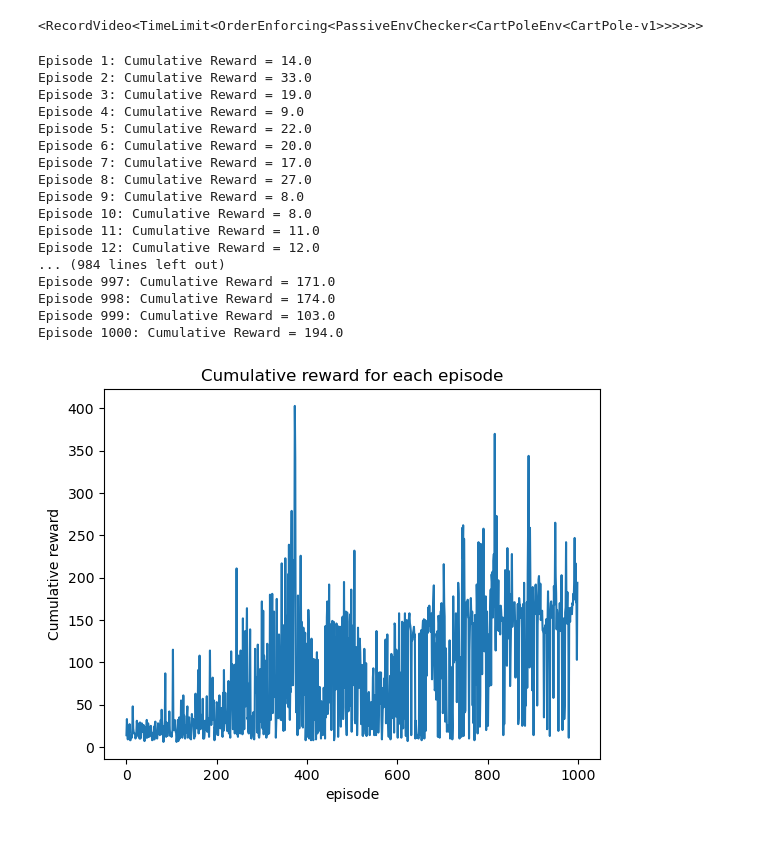
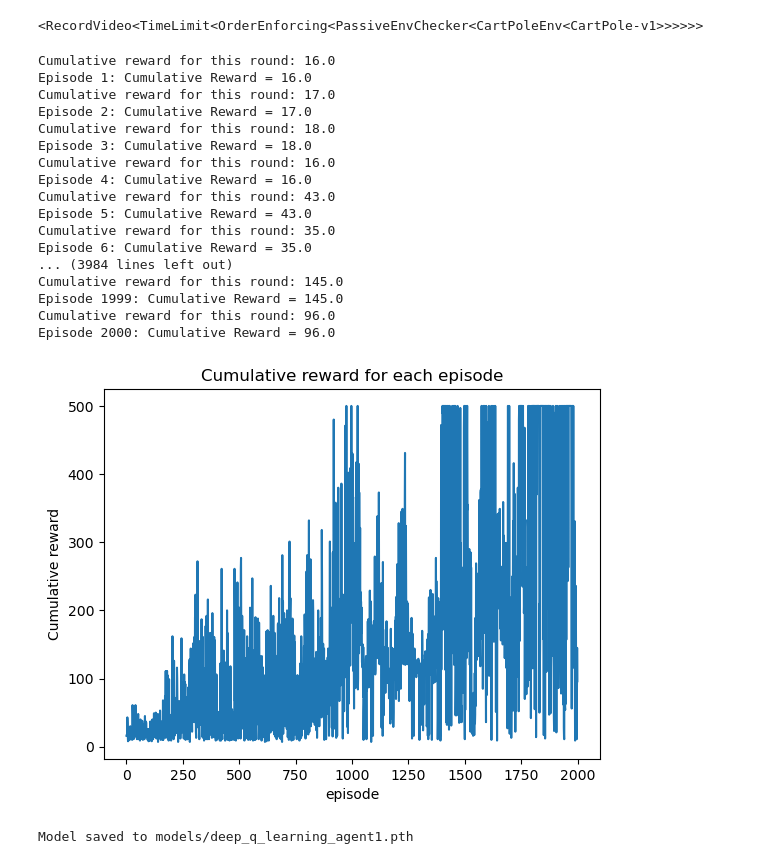
Before and after one commit to pehz0007/SC3000, a Jupyter notebook: lab.ipynb, the cells around one changed output. Cells and saved outputs as stored; diff of their text form; code cells hidden in the pictures.

Commit message:
deep learning model now working

```diff
--- a/lab.ipynb
+++ b/lab.ipynb
@@ -227,8 +211,9 @@ class DQNetwork(nn.Module):
         x = torch.relu(self.fc2(x))
         return self.fc3(x)
 # %%
-class DeepQLearningAgent:
+class DeepQLearningAgent(Agent):
     def __init__(self, state_size, action_size, min_epsilon=0.01, discount_factor=0.95, min_lr=0.0005, decay=100):
+        super().__init__()
         self.state_size = state_size
         self.action_size = action_size
         self.discount_factor = discount_factor
@@ -236,9 +221,9 @@ class DeepQLearningAgent:
         self.min_lr = min_lr
         self.decay = decay
         self.t = 0
-        self.epsilon = 1.0  # Initial exploration rate
+        self.epsilon = 1.0
 
-        self.memory = deque(maxlen=1000)  # Reduced replay memory size
+        self.memory = deque(maxlen=10000)  # Reduced replay memory size
         self.batch_size = 16  # Reduced batch size
 
         self.q_network = DQNetwork(state_size, action_size)
@@ -255,7 +240,7 @@ class DeepQLearningAgent:
         self.epsilon = max(self.min_epsilon, min(1., 1. - np.log10((self.t + 1) / self.decay)))
         return self.epsilon
 
-    def step(self, observation):
+    def step(self, action_space, observation):
         self.get_epsilon()
         if np.random.random() < self.epsilon:
             return np.random.randint(0, self.action_size)
@@ -266,6 +251,7 @@ class DeepQLearningAgent:
                 return torch.argmax(q_values).item()
 
     def reward(self, immediate_reward, prev_action, prev_observation, new_observation):
+        super().reward(immediate_reward, prev_action, prev_observation, new_observation)
         self.memory.append((prev_observation, prev_action, immediate_reward, new_observation))
         if len(self.memory) >= 1000:
             self.replay_experience()
@@ -295,6 +281,23 @@ class DeepQLearningAgent:
         self.optimizer.step()
 
     def reset(self):
+        super().reset()
         self.t += 1
-        if self.t % 5 == 0:  # Update target network every 5 episodes
+        if self.t % 10 == 0:  # Update target network every 10 episodes
             self.update_target_network()
+
+    def save_model(self, file_path="models/deep_q_learning_agent.pth"):
+        os.makedirs(os.path.dirname(file_path), exist_ok=True)  # Create directory if it doesn't exist
+        torch.save(self.q_network.state_dict(), file_path)
+        print(f"Model saved to {file_path}")
+
+    def load_model(self, file_path="models/deep_q_learning_agent.pth"):
+        if os.path.exists(file_path):
+            self.q_network.load_state_dict(torch.load(file_path))
+            self.update_target_network()  # Ensure target network is also updated
+            print(f"Model loaded from {file_path}")
+        else:
+            print(f"Model file '{file_path}' does not exist.")
+
+    def set_evaluation_mode(self):
+        self.epsilon = 0.0
@@ -336,34 +310,31 @@ def run_episode2(env, agent: DeepQLearningAgent, show_video=False):
 # %%
-episode_results = []
-env = RecordVideo(gym.make("CartPole-v1", render_mode="rgb_array"), "./videos")
-state_size = env.observation_space.shape[0]
-action_size = env.action_space.n
-deep_q_learning_agent = DeepQLearningAgent(state_size, action_size)
-
-for i in range(1000):  # Number of episodes
-    cumulative_reward = run_episode2(env, deep_q_learning_agent)
+for i in range(2000):  # Number of episodes
+    cumulative_reward = run_episode(env, deep_q_learning_agent)
     episode_results.append(cumulative_reward)
 
     # Display reward for the current episode
     print(f"Episode {i+1}: Cumulative Reward = {cumulative_reward}")
 
 show_result(episode_results)
+
+deep_q_learning_agent.save_model("models/deep_q_learning_agent1.pth")
 # %% [output]
-Episode 1: Cumulative Reward = 14.0
-Episode 2: Cumulative Reward = 33.0
-Episode 3: Cumulative Reward = 19.0
-Episode 4: Cumulative Reward = 9.0
-Episode 5: Cumulative Reward = 22.0
-Episode 6: Cumulative Reward = 20.0
-Episode 7: Cumulative Reward = 17.0
-Episode 8: Cumulative Reward = 27.0
-Episode 9: Cumulative Reward = 8.0
-Episode 10: Cumulative Reward = 8.0
-Episode 11: Cumulative Reward = 11.0
-Episode 12: Cumulative Reward = 12.0
-... (984 lines left out)
-Episode 997: Cumulative Reward = 171.0
-Episode 998: Cumulative Reward = 174.0
-Episode 999: Cumulative Reward = 103.0
-Episode 1000: Cumulative Reward = 194.0
+Cumulative reward for this round: 16.0
+Episode 1: Cumulative Reward = 16.0
+Cumulative reward for this round: 17.0
+Episode 2: Cumulative Reward = 17.0
+Cumulative reward for this round: 18.0
+Episode 3: Cumulative Reward = 18.0
+Cumulative reward for this round: 16.0
+Episode 4: Cumulative Reward = 16.0
+Cumulative reward for this round: 43.0
+Episode 5: Cumulative Reward = 43.0
+Cumulative reward for this round: 35.0
+Episode 6: Cumulative Reward = 35.0
+... (3984 lines left out)
+Cumulative reward for this round: 145.0
+Episode 1999: Cumulative Reward = 145.0
+Cumulative reward for this round: 96.0
+Episode 2000: Cumulative Reward = 96.0
-[figure, old version]
+[figure, new version]
+Model saved to models/deep_q_learning_agent1.pth
```
Also changed, not shown: parts of 7 cells of this notebook.
